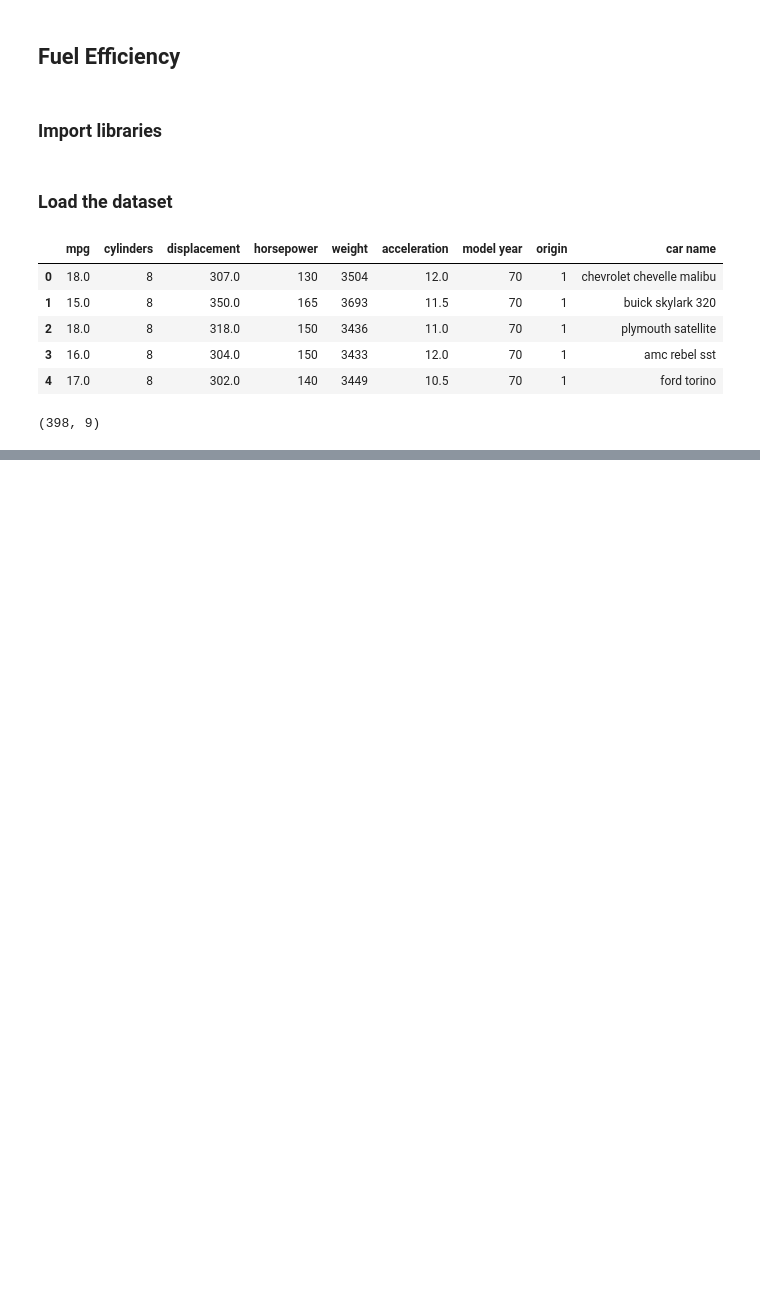
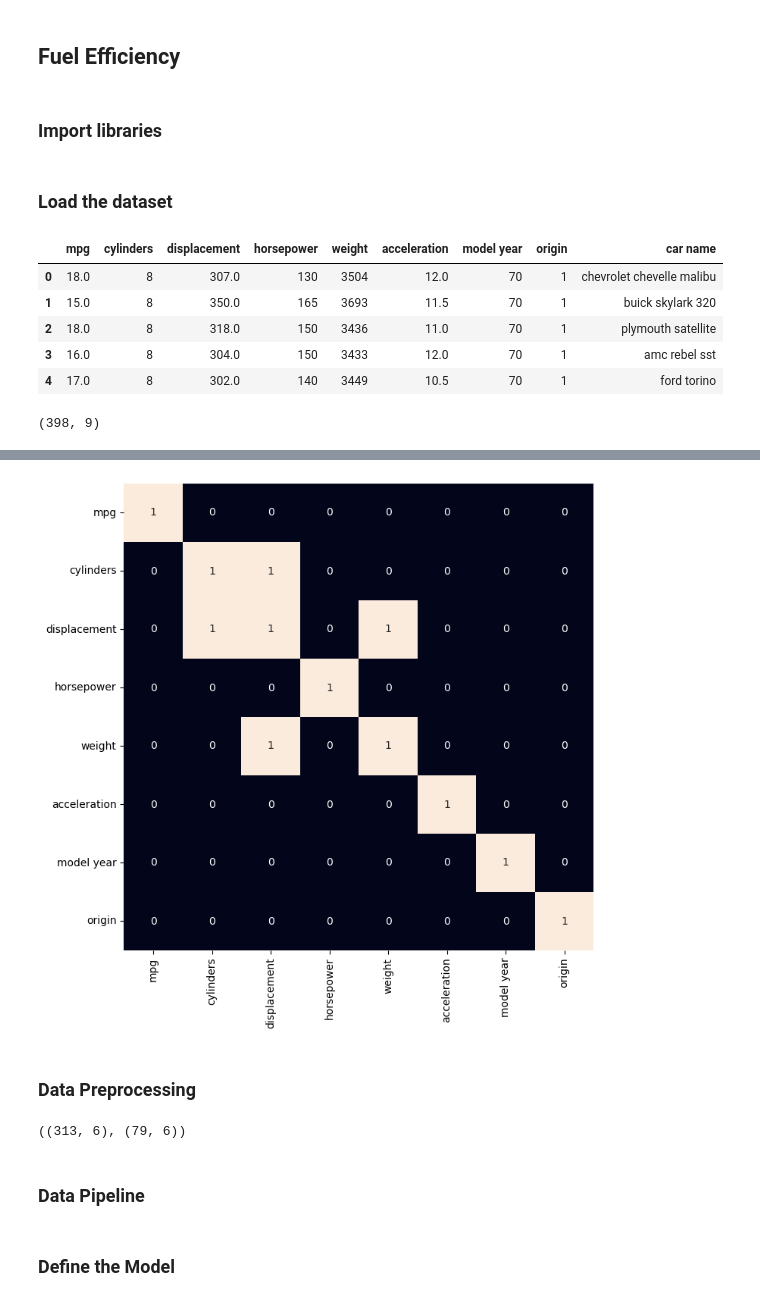
Before and after one commit to hossein-rahmati/Fuel-Fuel-Efficiency, a Jupyter notebook: main.ipynb, the cells around one changed output, grey strips where cells are left out. Saved outputs shown, nothing was run; the diff lists cells and outputs as text; code cells hidden in the pictures; blank space fills up the shorter version.

Commit message:
Complete Model

```diff
--- a/main.ipynb
+++ b/main.ipynb
@@ -26,0 +128,8 @@ df.shape
+# %%
+plt.figure(figsize=(8, 8))
+sb.heatmap(numeric_df.corr() > 0.9,
+		annot=True,
+		cbar=False)
+plt.show()
+# %% [output]
+[figure, added]
@@ -26,0 +140,16 @@ df.shape
+# %% [markdown]
+### Data Preprocessing
+# %%
+from sklearn.model_selection import train_test_split
+
+features = df.drop(["mpg", "car name"], axis=1)
+target = df["mpg"].values
+
+X_train, X_val, y_train, y_val = train_test_split(
+    features, target, test_size=0.2, random_state=22
+)
+X_train.shape, X_val.shape
+# %% [output]
+((313, 6), (79, 6))
+# %% [markdown]
+### Data Pipeline
@@ -26,0 +172,2 @@ df.shape
+# %% [markdown]
+### Define the Model
```
Also changed, not shown: parts of 18 cells of this notebook.
